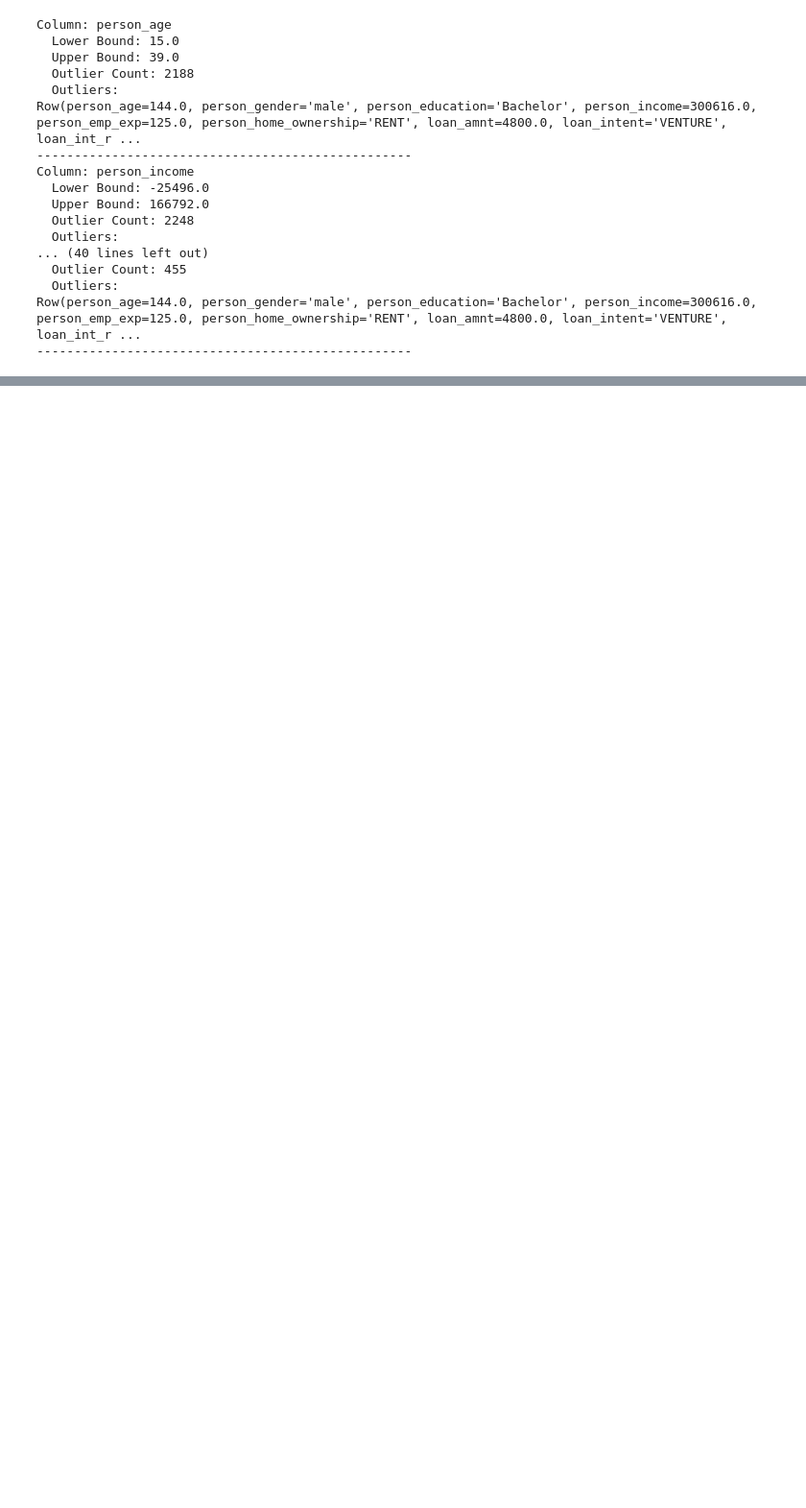
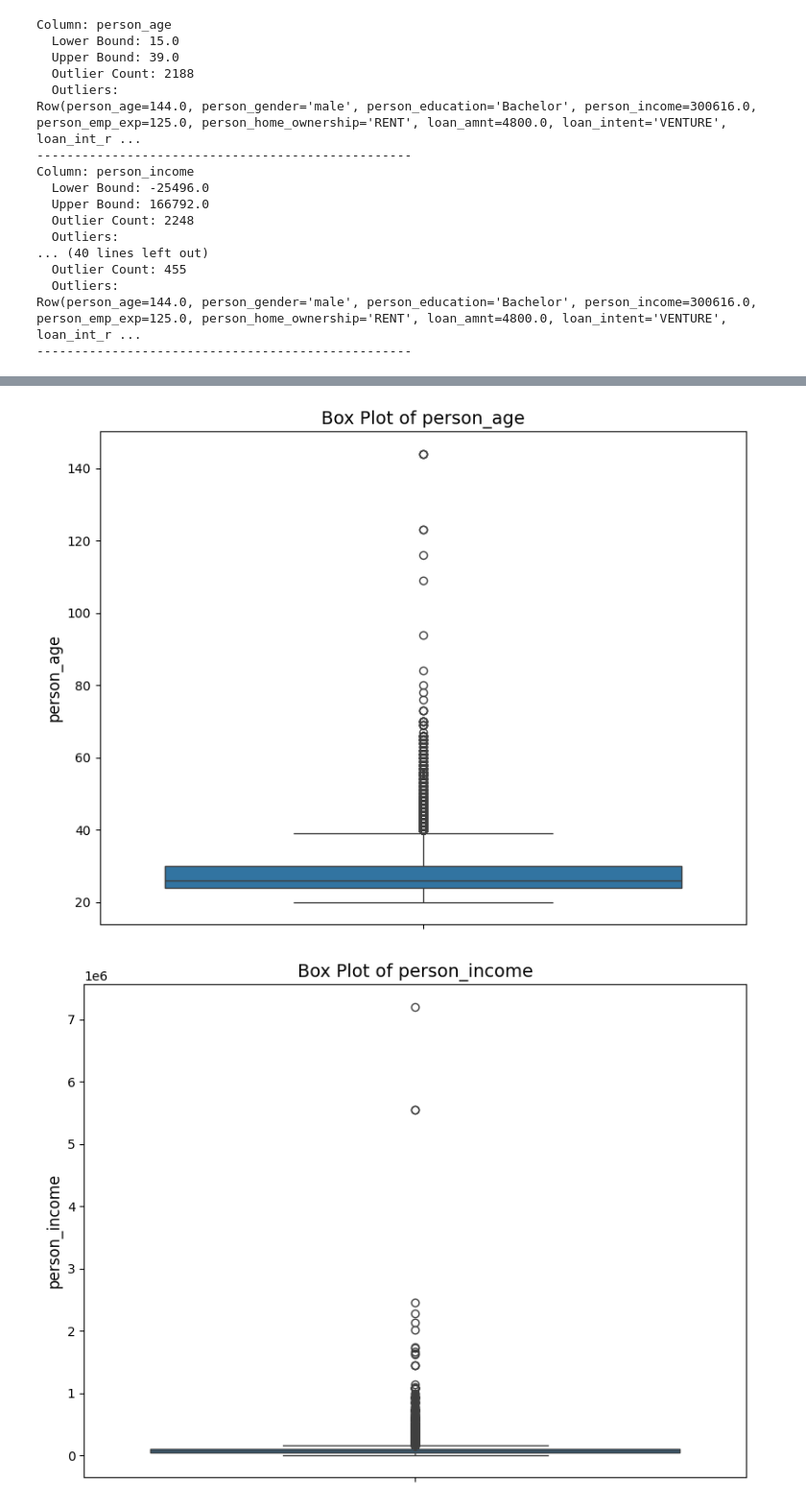
Before and after one commit to duongnguyen-dev/MLProd, a Jupyter notebook: notebooks/eda.ipynb, the cells around one changed output, grey strips where cells are left out. Shown at 96% size. Cells and saved outputs as stored; diff of their text form; code cells hidden in the pictures; blank space fills up the shorter version.

```diff
--- a/notebooks/eda.ipynb
+++ b/notebooks/eda.ipynb
@@ -321,0 +351,16 @@ display(outlier_table)  # Display the table using display
+# %%
+# Assuming 'df' is your PySpark DataFrame and 'numerical_columns' is your list of numerical columns
+
+for col in numerical_columns:
+    # Convert the PySpark DataFrame column to a pandas Series for plotting
+    pd_series = df.select(col).toPandas()[col]
+
+    plt.figure(figsize=(8, 6))  # Create a separate figure for each plot
+    sns.boxplot(y=pd_series)  # Create the box plot using seaborn
+    plt.title(f"Box Plot of {col}", fontsize=14)
+    plt.ylabel(col, fontsize=12)
+    plt.tight_layout()
+    plt.show()
+# %% [output]
+[figure, added]
+[figure, added]
```
Also changed, not shown: parts of 17 cells of this notebook, 4 other files.
